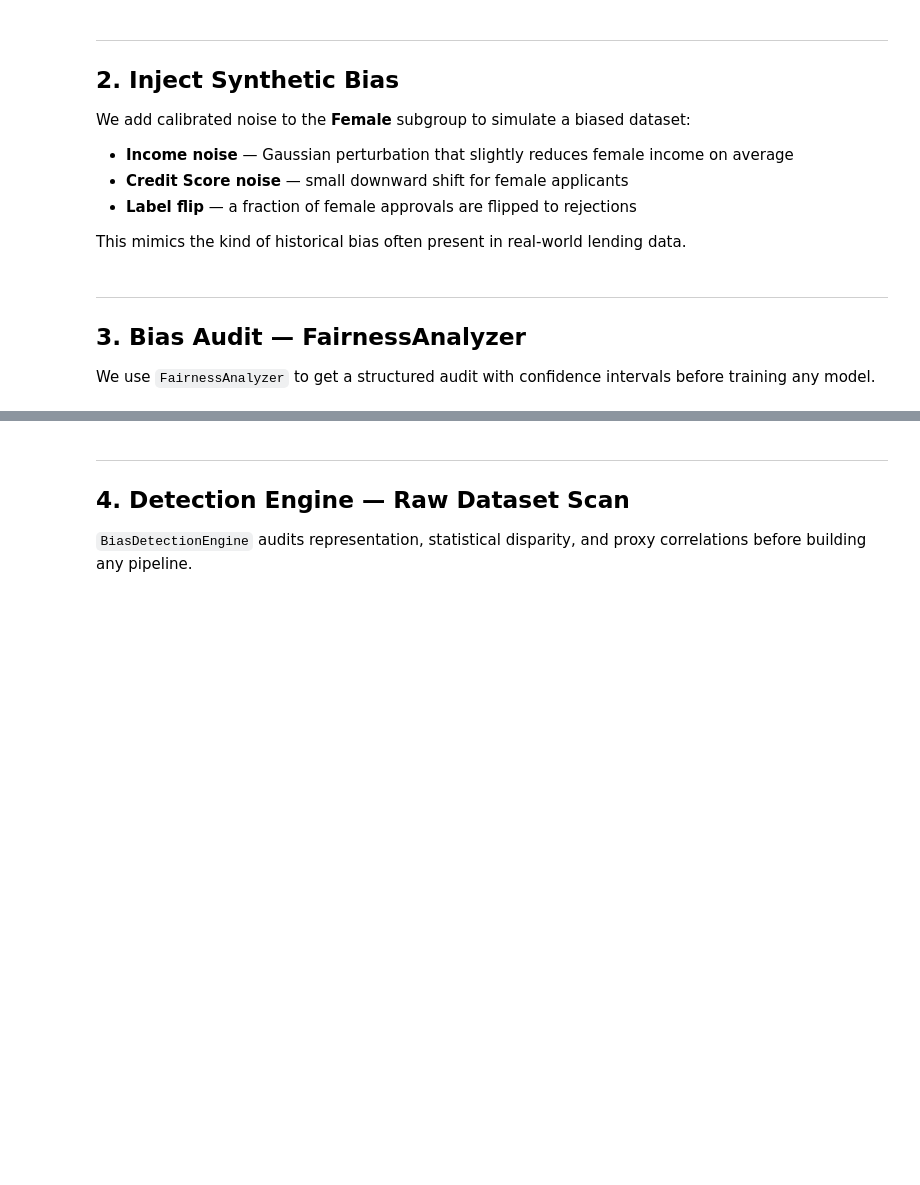
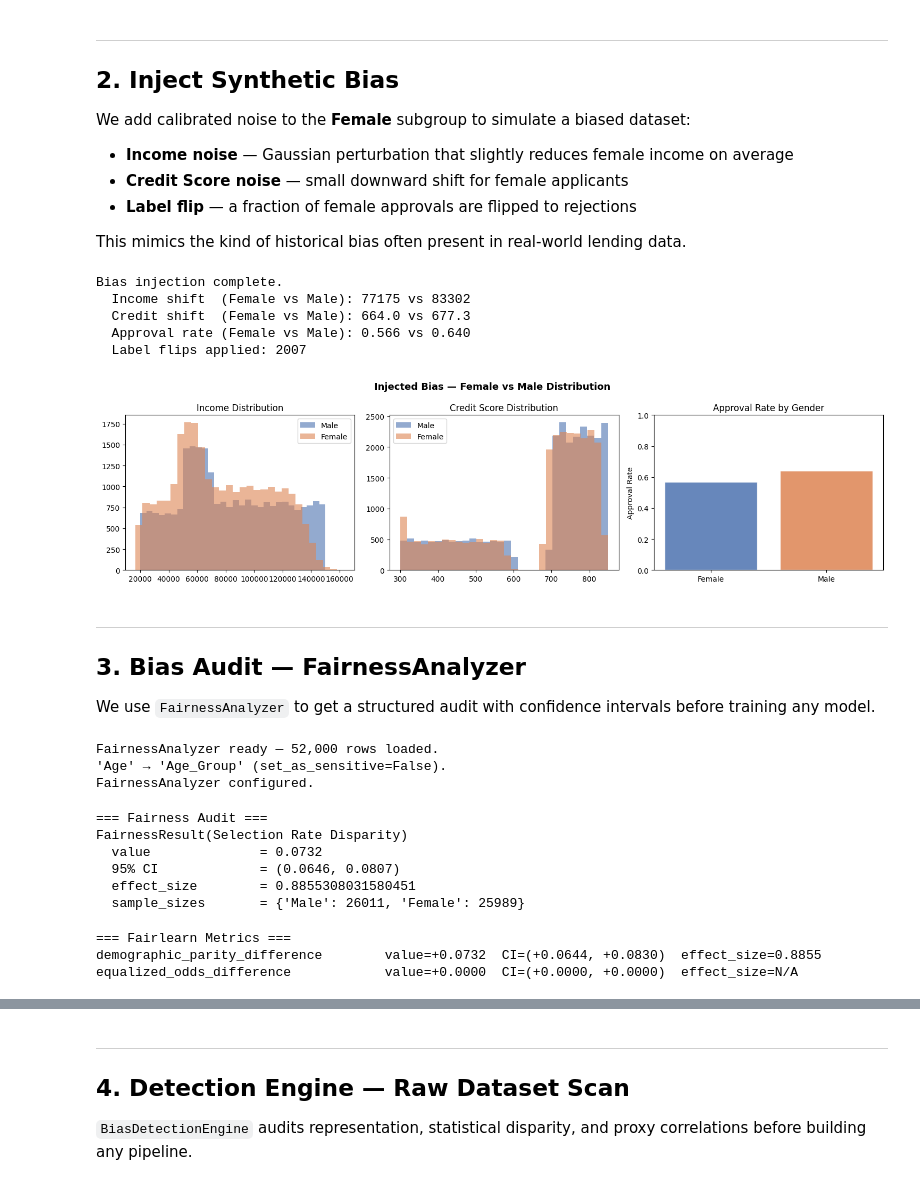
Before and after one commit to GabrieleL98/AI-Ethics-Project, a Jupyter notebook: pipeline/demo.ipynb, the cells around one changed output, grey strips where cells are left out. Cells and saved outputs as stored; diff of their text form; code cells hidden in the pictures; blank space fills up the shorter version.

```diff
--- a/pipeline/demo.ipynb
+++ b/pipeline/demo.ipynb
@@ -69,8 +63,8 @@ n_female = female_mask.sum()
 
 # --- 2a. Income noise: mean shift of -8% + Gaussian noise
 income_noise = np.random.normal(loc=-0.08, scale=0.05, size=n_female)
-df.loc[female_mask, 'Income'] = (
-    df.loc[female_mask, 'Income'] * (1 + income_noise)
+df.loc[female_mask, 'Annual_Income'] = (
+    df.loc[female_mask, 'Annual_Income'] * (1 + income_noise)
 ).clip(lower=0)
 
 # --- 2b. Credit Score noise: small downward shift
@@ -87,38 +81,46 @@ df.loc[flip_idx, 'Loan_Approval_Status'] = 0
 
 print('Bias injection complete.')
 print(f'  Income shift  (Female vs Male): '
-      f"{df.loc[female_mask,'Income'].mean():.0f} vs {df.loc[~female_mask,'Income'].mean():.0f}")
+      f"{df.loc[female_mask,'Annual_Income'].mean():.0f} vs {df.loc[~female_mask,'Annual_Income'].mean():.0f}")
 print(f'  Credit shift  (Female vs Male): '
       f"{df.loc[female_mask,'Credit_Score'].mean():.1f} vs {df.loc[~female_mask,'Credit_Score'].mean():.1f}")
 print(f'  Approval rate (Female vs Male): '
       f"{df.loc[female_mask,'Loan_Approval_Status'].mean():.3f} vs {df.loc[~female_mask,'Loan_Approval_Status'].mean():.3f}")
 print(f'  Label flips applied: {flip_n}')
+# %% [output]
+Bias injection complete.
+  Income shift  (Female vs Male): 77175 vs 83302
+  Credit shift  (Female vs Male): 664.0 vs 677.3
+  Approval rate (Female vs Male): 0.566 vs 0.640
+  Label flips applied: 2007
 # %%
 # Visualise injected bias
 fig, axes = plt.subplots(1, 3, figsize=(15, 4))
 fig.suptitle('Injected Bias — Female vs Male Distribution', fontsize=13, fontweight='bold')
 
 for gender, color in [('Male', '#4C72B0'), ('Female', '#DD8452')]:
     subset = df[df['Gender'] == gender]
-    axes[0].hist(subset['Income'], bins=30, alpha=0.6, label=gender, color=color)
+    axes[0].hist(subset['Annual_Income'], bins=30, alpha=0.6, label=gender, color=color)
     axes[1].hist(subset['Credit_Score'], bins=30, alpha=0.6, label=gender, color=color)
 
 approval_rates = df.groupby('Gender')['Loan_Approval_Status'].mean()
 axes[2].bar(approval_rates.index, approval_rates.values,
             color=['#4C72B0', '#DD8452'], alpha=0.85, edgecolor='white')
 axes[2].set_ylim(0, 1)
 axes[2].set_ylabel('Approval Rate')
 
 axes[0].set_title('Income Distribution')
 axes[1].set_title('Credit Score Distribution')
 axes[2].set_title('Approval Rate by Gender')
 
 for ax in axes[:2]:
     ax.legend()
 
 plt.tight_layout()
 plt.savefig('bias_injection.png', dpi=120, bbox_inches='tight')
 plt.show()
+# %% [output]
+[figure, added]
 # %% [markdown]
 ---
 ## 3. Bias Audit — FairnessAnalyzer
@@ -141,20 +143,38 @@ analyzer.bin_column(
 )
 
 print('FairnessAnalyzer configured.')
+# %% [output]
+FairnessAnalyzer ready — 52,000 rows loaded.
+'Age' → 'Age_Group' (set_as_sensitive=False).
+FairnessAnalyzer configured.
 # %%
 # Selection rate disparity with bootstrap CI
 audit = analyzer.get_fairness_audit(n_bootstrap=300)
 print('=== Fairness Audit ===')
 print(audit)
+# %% [output]
+=== Fairness Audit ===
+FairnessResult(Selection Rate Disparity)
+  value              = 0.0732
+  95% CI             = (0.0646, 0.0807)
+  effect_size        = 0.8855308031580451
+  sample_sizes       = {'Male': 26011, 'Female': 25989}
 # %%
 # Classification metrics — Fairlearn
 fl_results = analyzer.calculate_classification_metrics(engine='fairlearn')
 print('=== Fairlearn Metrics ===')
 for name, result in fl_results.items():
     ci = result.confidence_interval
+
+    eff_size_str = f"{result.effect_size:.4f}" if result.effect_size is not None else "N/A"
+
     print(f'{name:35s}  value={result.value:+.4f}  '
           f'CI=({ci[0]:+.4f}, {ci[1]:+.4f})  '
-          f'effect_size={result.effect_size:.4f}')
+          f'effect_size={eff_size_str}')
+# %% [output]
+=== Fairlearn Metrics ===
+demographic_parity_difference        value=+0.0732  CI=(+0.0644, +0.0830)  effect_size=0.8855
+equalized_odds_difference            value=+0.0000  CI=(+0.0000, +0.0000)  effect_size=N/A
 # %%
 # Intersectional audit: Gender × Age_Group
 inter_df = analyzer.intersectional_audit(
```
Also changed, not shown: parts of 16 cells of this notebook, 8 other files.
